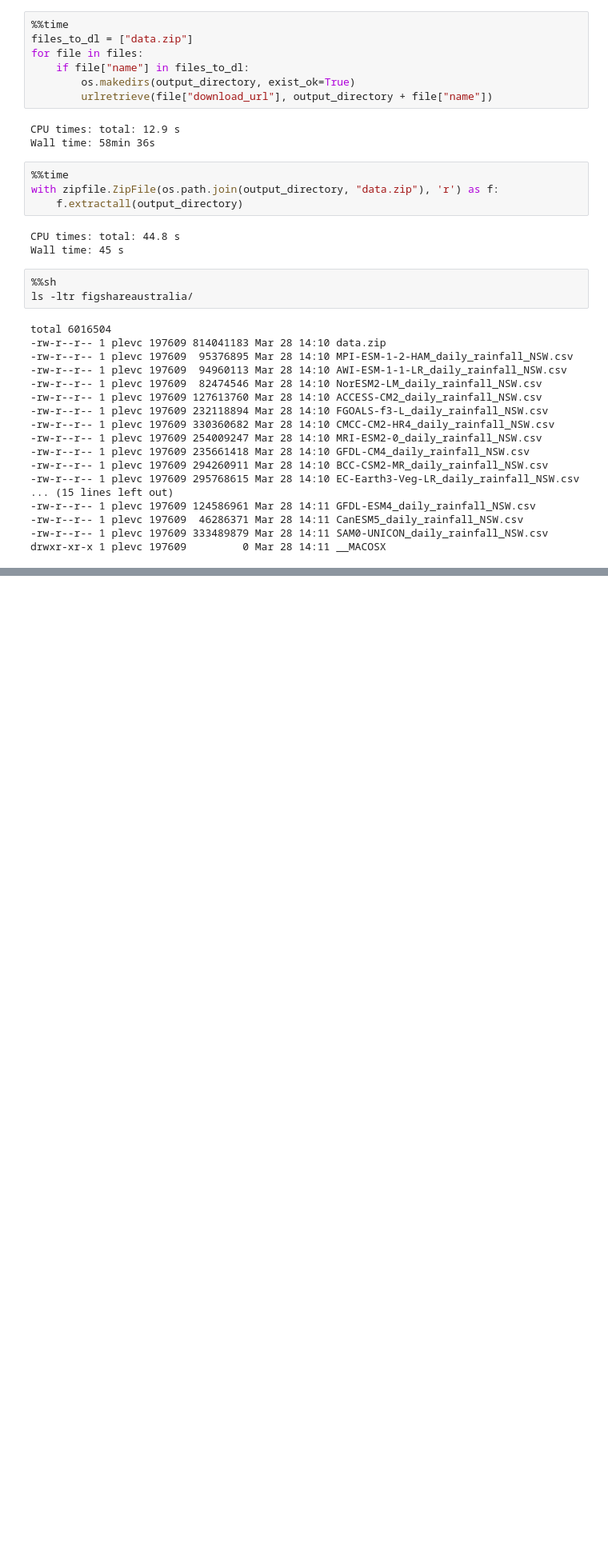
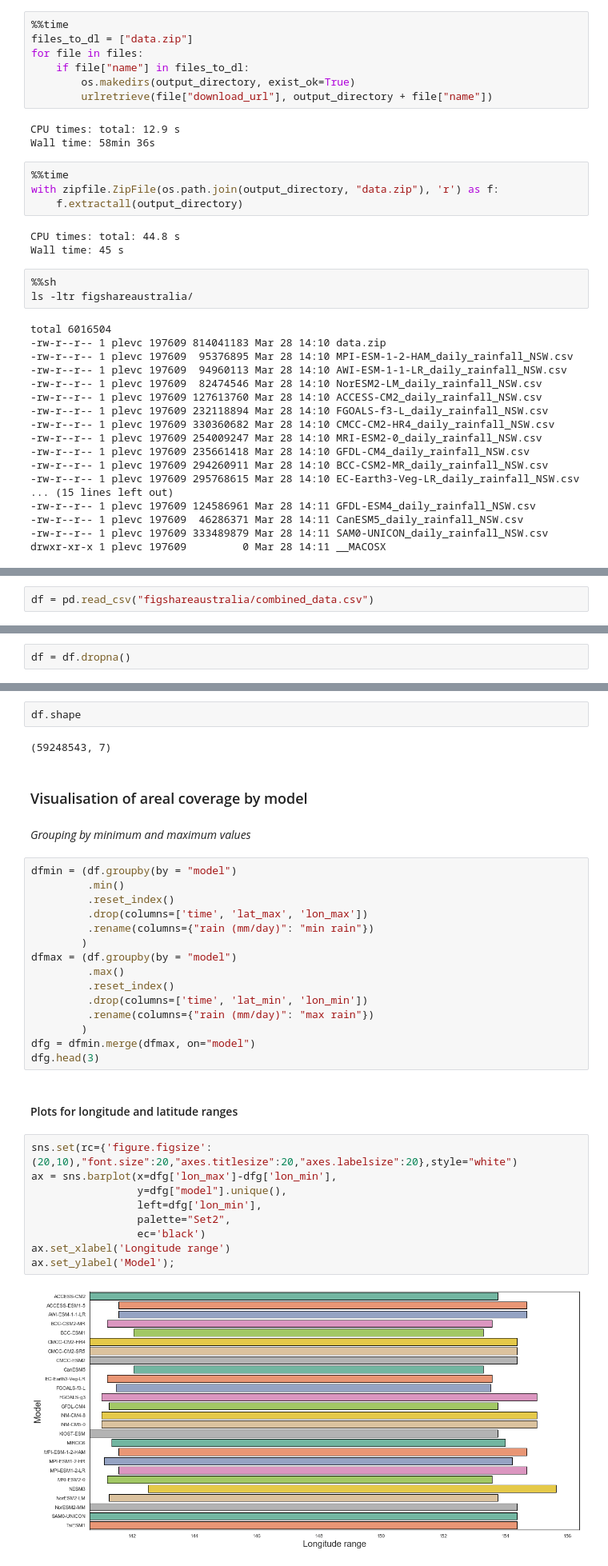
Before and after one commit to UBC-MDS/525_group9, a Jupyter notebook: notebooks/pavel_milestone1.ipynb, the cells around one changed output, grey strips where cells are left out. Shown at 80% size. Cells and saved outputs as stored; diff of their text form; blank space fills up the shorter version.

```diff
--- a/notebooks/pavel_milestone1.ipynb
+++ b/notebooks/pavel_milestone1.ipynb
@@ -94,0 +93,2 @@ df.head(3)
+# %%
+df = pd.read_csv("figshareaustralia/combined_data.csv")
@@ -94,0 +116,2 @@ df.head(3)
+# %%
+df = df.dropna()
@@ -94,0 +128,36 @@ df.head(3)
+# %%
+df.shape
+# %% [output]
+(59248543, 7)
+# %% [markdown]
+### Visualisation of areal coverage by model
+# %% [markdown]
+_Grouping by minimum and maximum values_
+# %%
+dfmin = (df.groupby(by = "model")
+         .min()
+         .reset_index()
+         .drop(columns=['time', 'lat_max', 'lon_max'])
+         .rename(columns={"rain (mm/day)": "min rain"})
+        )
+dfmax = (df.groupby(by = "model")
+         .max()
+         .reset_index()
+         .drop(columns=['time', 'lat_min', 'lon_min'])
+         .rename(columns={"rain (mm/day)": "max rain"})
+        )
+dfg = dfmin.merge(dfmax, on="model")
+dfg.head(3)
+# %% [markdown]
+#### Plots for longitude and latitude ranges
+# %%
+sns.set(rc={'figure.figsize':(20,10),"font.size":20,"axes.titlesize":20,"axes.labelsize":20},style="white")
+ax = sns.barplot(x=dfg['lon_max']-dfg['lon_min'],
+                 y=dfg["model"].unique(),
+                 left=dfg['lon_min'],
+                 palette="Set2",
+                 ec='black')
+ax.set_xlabel('Longitude range')
+ax.set_ylabel('Model');
+# %% [output]
+[figure, added]
```
Also changed, not shown: parts of 35 cells of this notebook, 1 other file.
